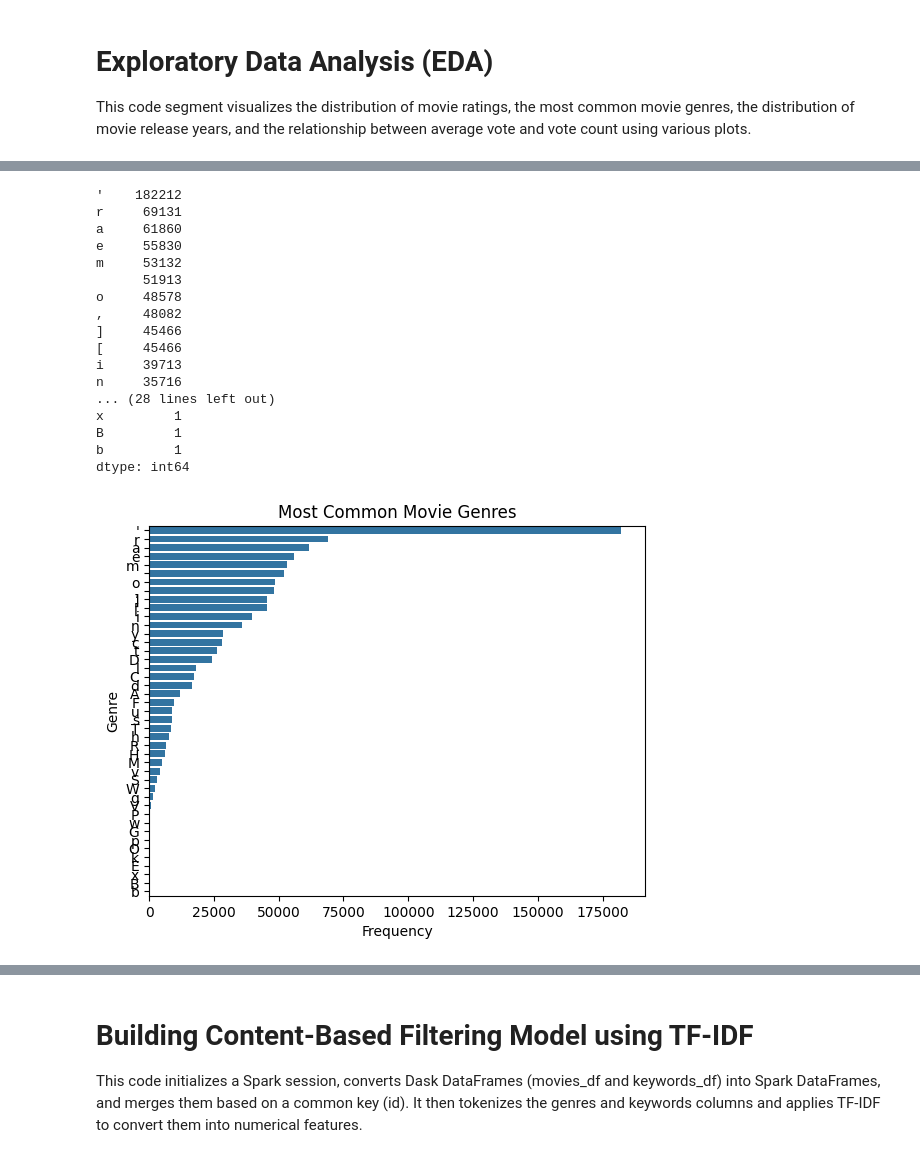
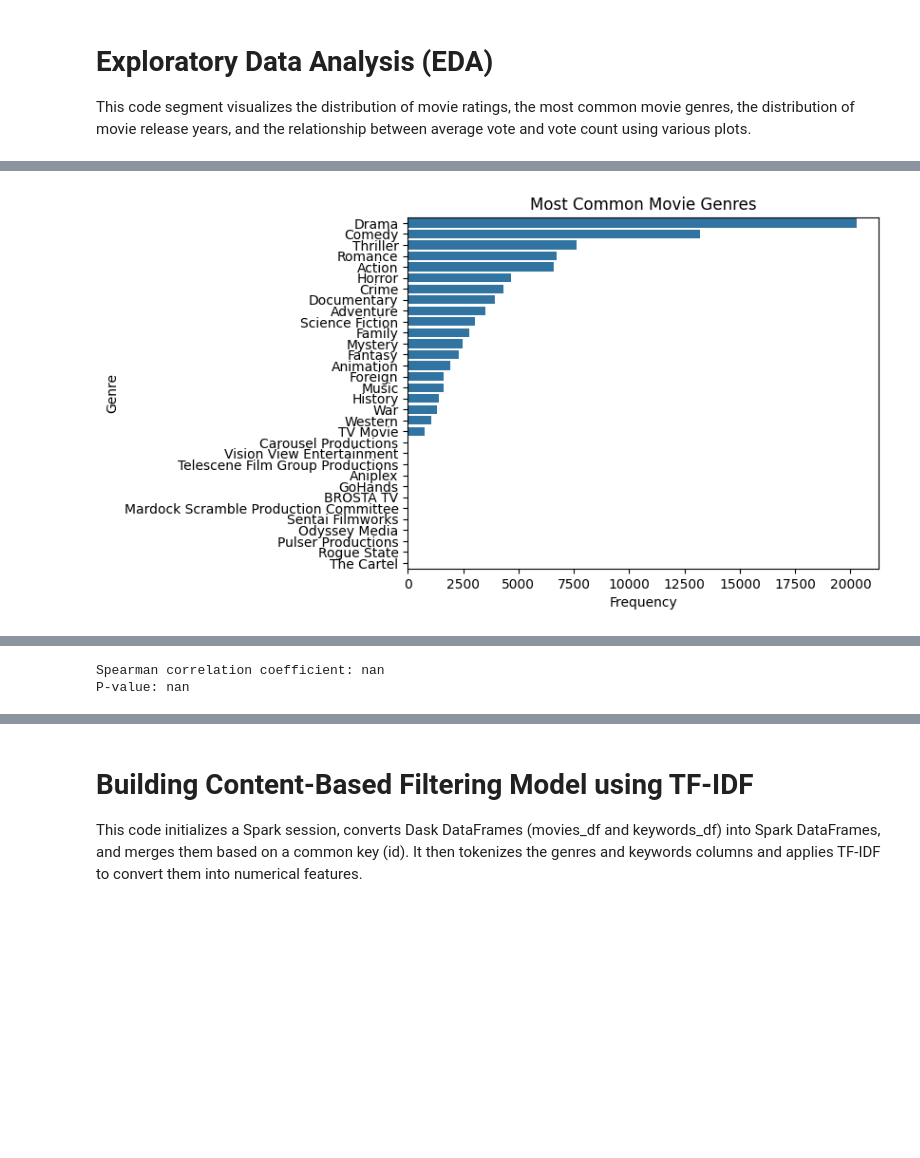
Before and after one commit to Radwanbaba13/MovieRecommenderSystem, a Jupyter notebook: MovieRecommendationSystem.ipynb, the cells around one changed output, grey strips where cells are left out. Cells and saved outputs as stored; diff of their text form; code cells hidden in the pictures; blank space fills up the shorter version.

```diff
--- a/MovieRecommendationSystem.ipynb
+++ b/MovieRecommendationSystem.ipynb
@@ -176,51 +160,45 @@ def extract_genres(genre_str):
 
 # Apply function and count genres
 genre_series = movies_df['genres'].apply(extract_genres, meta=('genres', 'object')).compute()
-genre_counts = Counter(g for genres in genre_series for g in genres.replace("'", "").replace("[", "").replace("]", "").replace(" ", "").split(","))
+
+# Flatten the list of lists
+flatten_genres = [genre for sublist in genre_series for genre in sublist]
+
+# Count the genres
+genre_counts = Counter(flatten_genres)
 
 # Most common genres
 common_genres = pd.Series(genre_counts).sort_values(ascending=False)
 
 sns.barplot(x=common_genres.values, y=common_genres.index)
 plt.title('Most Common Movie Genres')
 plt.xlabel('Frequency')
 plt.ylabel('Genre')
 plt.show()
 
 # Release Year Distribution
 movies_df['year'] = movies_df['release_date'].dt.year
 year_series = movies_df['year'].compute()
 sns.histplot(year_series.dropna(), kde=False, bins=30)
 plt.title('Distribution of Movie Release Years')
 plt.xlabel('Year')
 plt.ylabel('Frequency')
 plt.show()
 
 # Relationship Between Rating and Vote Count
 sample_movies_df = movies_df.sample(frac=0.1).compute()
 sns.scatterplot(data=sample_movies_df, x='vote_average', y='vote_count')
 plt.title('Relationship Between Average Vote and Vote Count')
 plt.xlabel('Average Vote')
 plt.ylabel('Vote Count')
 plt.show()
+
+# Calculate Spearman correlation coefficient
+correlation, p_value = spearmanr(sample_movies_df['vote_average'], sample_movies_df['vote_count'])
+
+print(f"Spearman correlation coefficient: {correlation:.2f}")
+print(f"P-value: {p_value:.2f}")
 # %% [output]
 [figure]
-'    182212
-r     69131
-a     61860
-e     55830
-m     53132
-      51913
-o     48578
-,     48082
-]     45466
-[     45466
-i     39713
-n     35716
-... (28 lines left out)
-x         1
-B         1
-b         1
-dtype: int64
-[figure, old version]
+[figure, new version]
 [figure]
@@ -227,0 +206,2 @@ dtype: int64
+Spearman correlation coefficient: nan
+P-value: nan
```
Also changed, not shown: parts of 10 cells of this notebook.
